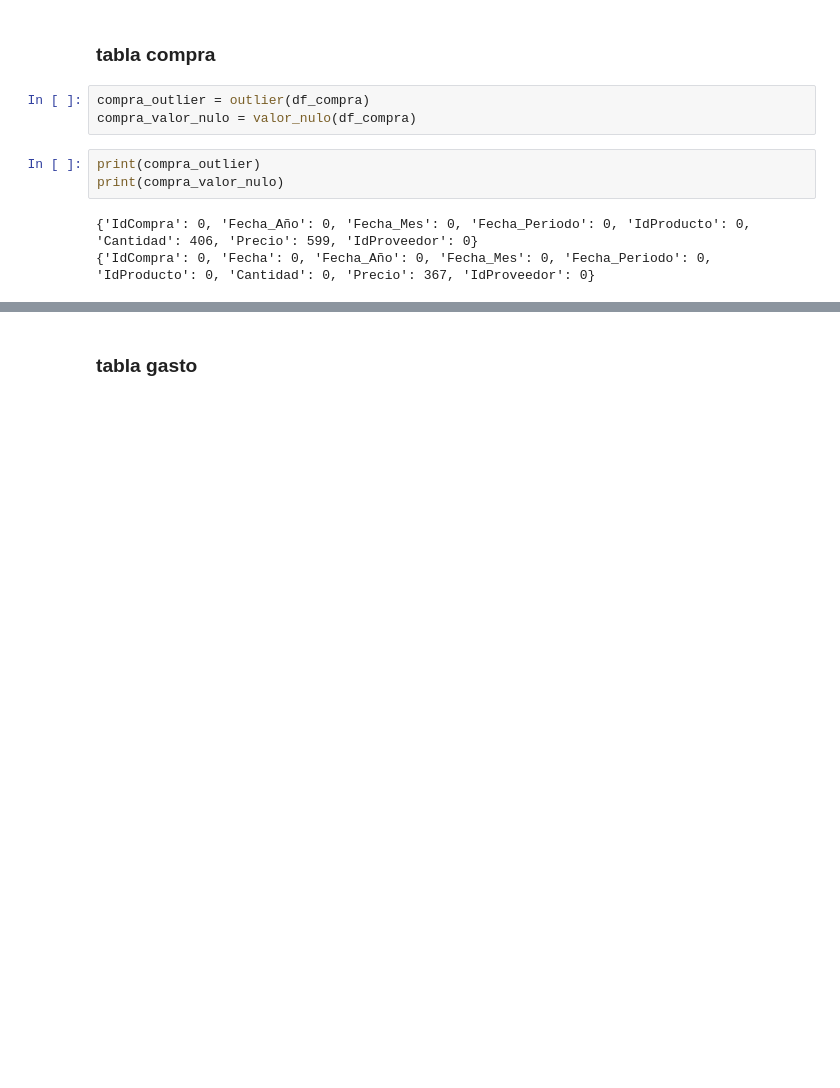
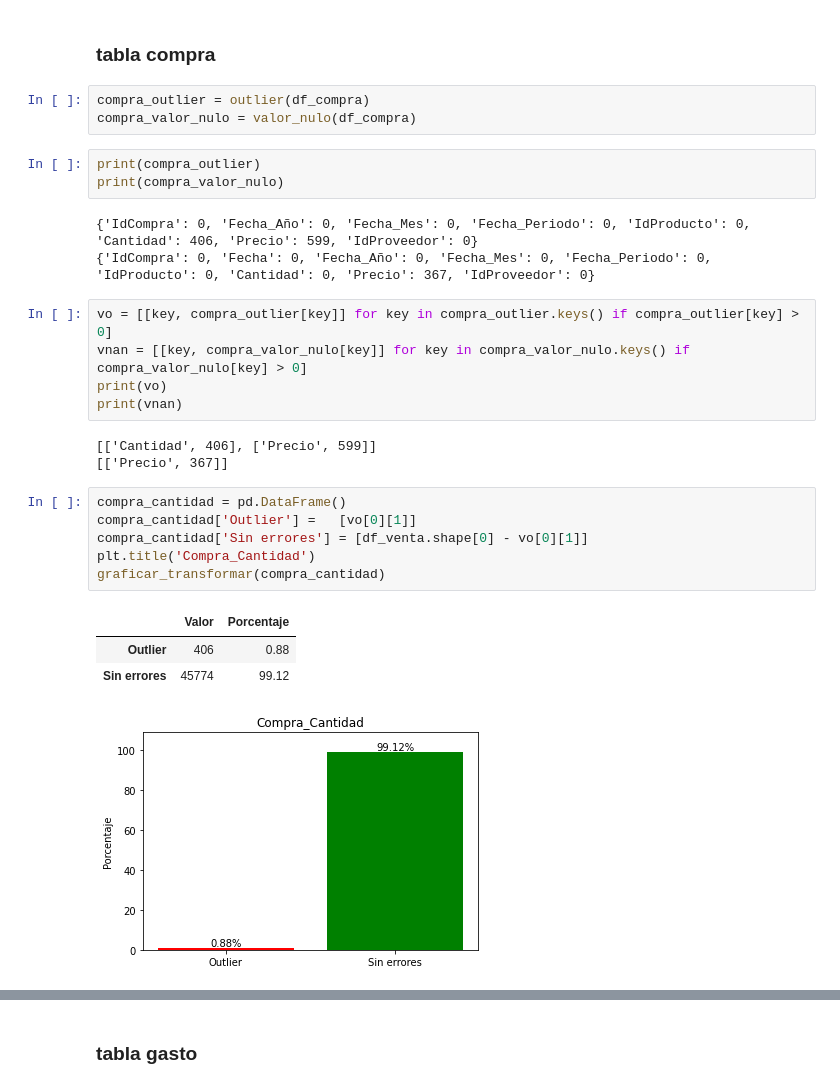
Before and after one commit to AlexRodriguezVillavicencio/DS-PI-ProyectoIndividual, a Jupyter notebook: calidad_dato.ipynb, the cells around one changed output, grey strips where cells are left out. Cells and saved outputs as stored; diff of their text form; blank space fills up the shorter version.

```diff
--- a/calidad_dato.ipynb
+++ b/calidad_dato.ipynb
@@ -86,3 +86,22 @@ print(compra_valor_nulo)
 # %% [output]
 {'IdCompra': 0, 'Fecha_Año': 0, 'Fecha_Mes': 0, 'Fecha_Periodo': 0, 'IdProducto': 0, 'Cantidad': 406, 'Precio': 599, 'IdProveedor': 0}
 {'IdCompra': 0, 'Fecha': 0, 'Fecha_Año': 0, 'Fecha_Mes': 0, 'Fecha_Periodo': 0, 'IdProducto': 0, 'Cantidad': 0, 'Precio': 367, 'IdProveedor': 0}
+# %%
+vo = [[key, compra_outlier[key]] for key in compra_outlier.keys() if compra_outlier[key] > 0]
+vnan = [[key, compra_valor_nulo[key]] for key in compra_valor_nulo.keys() if compra_valor_nulo[key] > 0]
+print(vo)
+print(vnan)
+# %% [output]
+[['Cantidad', 406], ['Precio', 599]]
+[['Precio', 367]]
+# %%
+compra_cantidad = pd.DataFrame()
+compra_cantidad['Outlier'] =   [vo[0][1]]
+compra_cantidad['Sin errores'] = [df_venta.shape[0] - vo[0][1]]
+plt.title('Compra_Cantidad')
+graficar_transformar(compra_cantidad)
+# %% [output]
+|  | Valor | Porcentaje |
+| Outlier | 406 | 0.88 |
+| Sin errores | 45774 | 99.12 |
+[figure, added]
```
Also changed, not shown: parts of 7 cells of this notebook.
